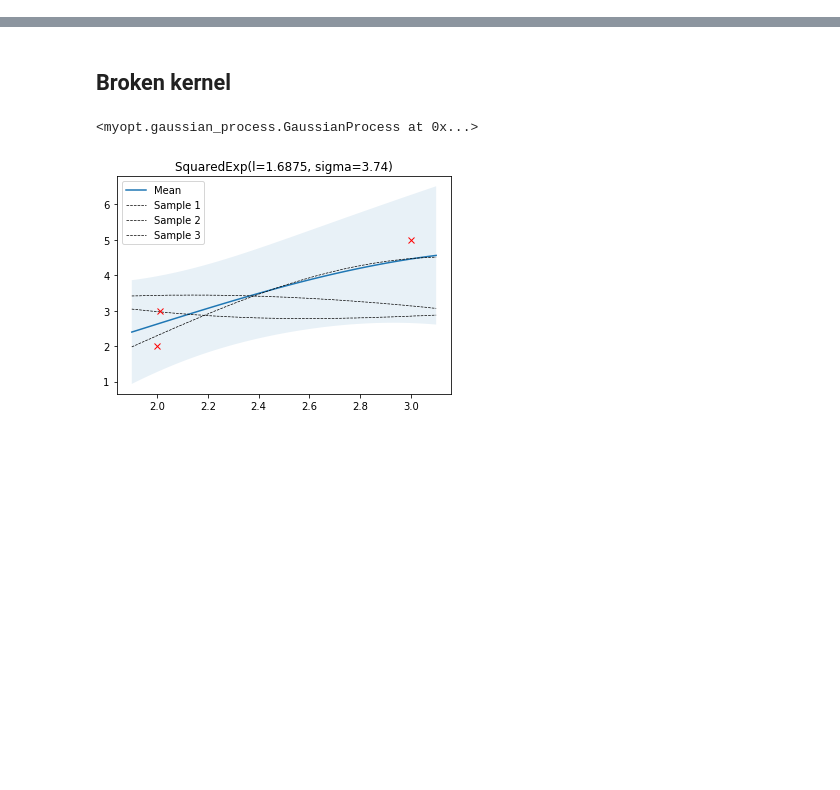
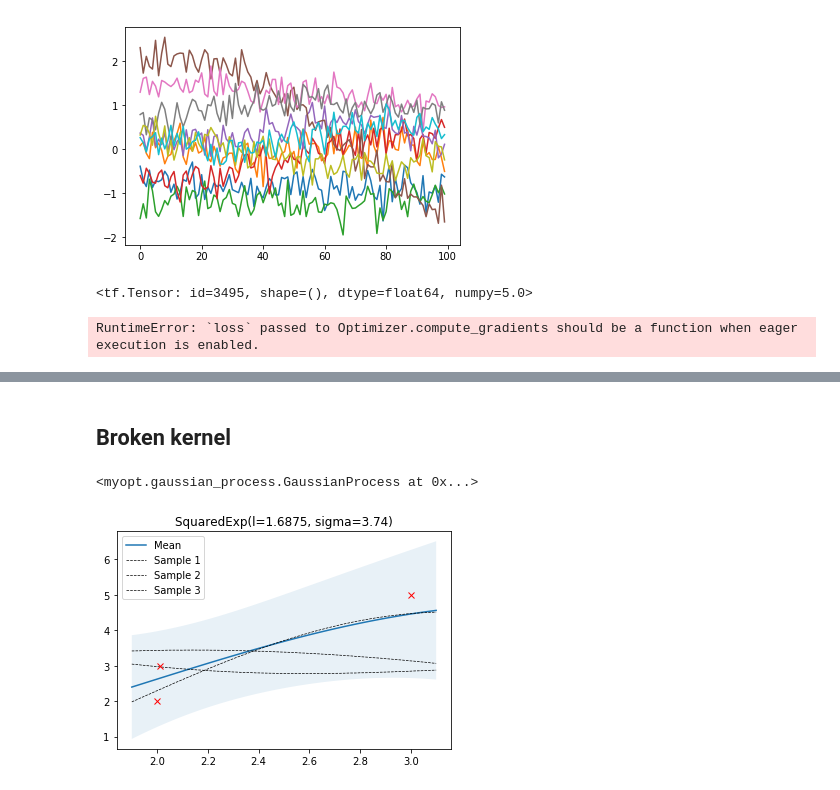
Before and after one commit to darthdeus/bopt, a Jupyter notebook: notebooks/Kernel opt bug.ipynb, the cells around one changed output, grey strips where cells are left out. Cells and saved outputs as stored; diff of their text form; code cells hidden in the pictures; blank space fills up the shorter version.

```diff
--- a/notebooks/Kernel opt bug.ipynb
+++ b/notebooks/Kernel opt bug.ipynb
@@ -26,0 +34,15 @@ import GPy
+# %%
+import tensorflow as tf
+
+tf.enable_eager_execution()
+
+import tensorflow_probability as tfp
+
+
+tfd = tfp.distributions
+psd_kernels = tfp.positive_semidefinite_kernels
+# %%
+kernel = psd_kernels.ExponentiatedQuadratic()
+index_points = np.linspace(-1, 1, 100).reshape(-1, 1)
+
+gp = tfd.GaussianProcess(kernel, index_points)
@@ -26,0 +51,9 @@ import GPy
+# %%
+noisy_gp = tfd.GaussianProcess(kernel, index_points, observation_noise_variance=0.05)
+# %%
+noisy_samples = noisy_gp.sample(10)
+# %%
+plt.plot(noisy_samples.numpy().T)
+plt.show()
+# %% [output]
+[figure, added]
@@ -26,0 +71,19 @@ import GPy
+# %%
+t.gradient(y, x)
+# %% [output]
+<tf.Tensor: id=3495, shape=(), dtype=float64, numpy=5.0>
+# %%
+optimizer = tf.train.AdamOptimizer()
+
+with tf.Session() as sess:
+    sess.run(tf.global_variables_initializer())
+
+    for i in range(1000):
+        _, nll_ = sess.run([optimize, nll])
+
+        if i % 100 == 0:
+            print("Step {}: NLL = {}".format(i, nll_))
+
+    print("Final NLL = {}".format(nll_))
+# %% [output]
+RuntimeError: `loss` passed to Optimizer.compute_gradients should be a function when eager execution is enabled.
```
Also changed, not shown: parts of 6 cells of this notebook, 1 other file.
